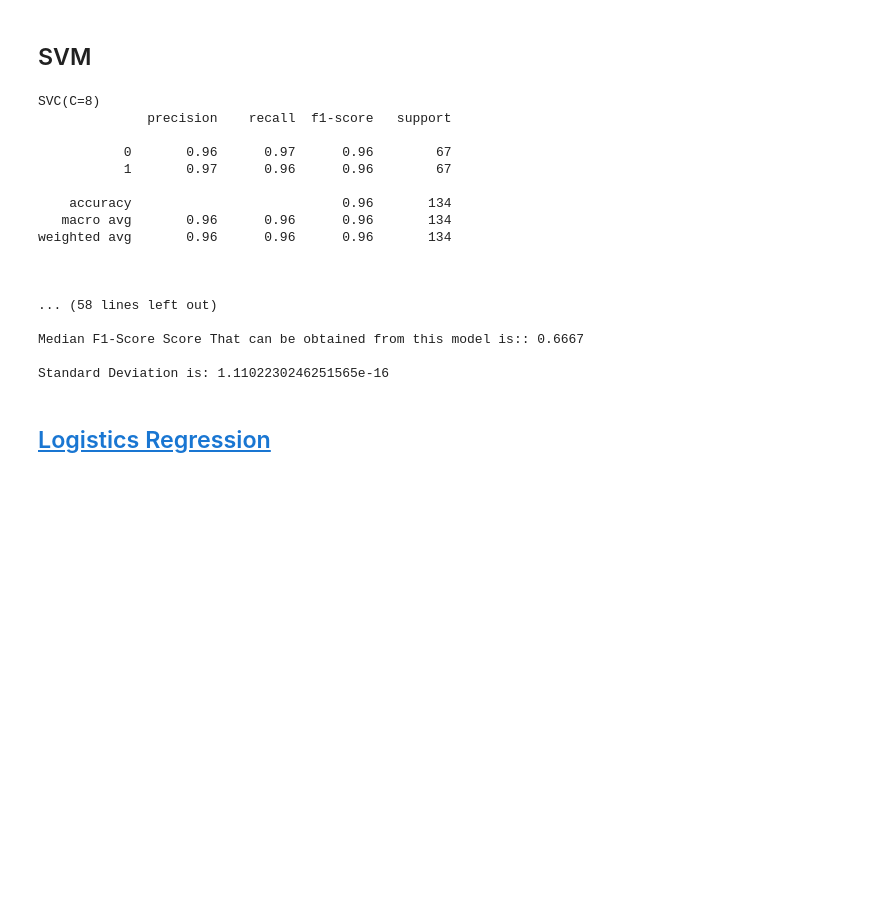
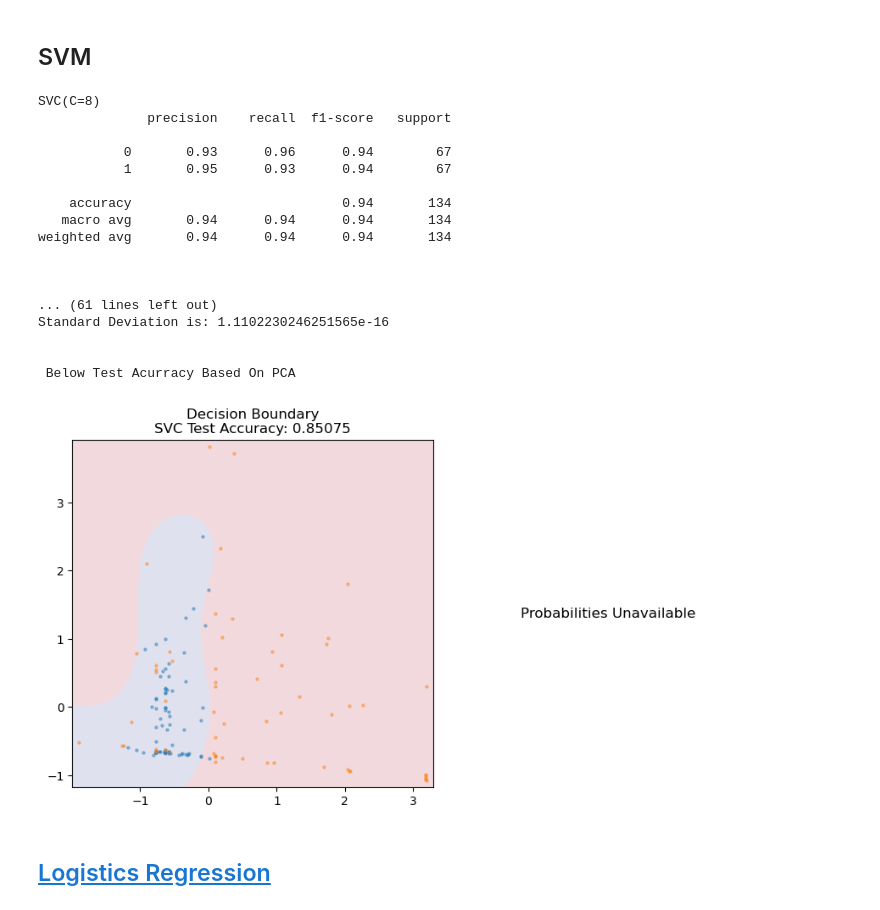
Before and after one commit to nikshingadiya/jupyter, a Jupyter notebook: Machine Learning/Revise_ML/part_2.ipynb, the cells around one changed output. Saved outputs shown, nothing was run; the diff lists cells and outputs as text; code cells hidden in the pictures; blank space fills up the shorter version.

```diff
--- a/Machine Learning/Revise_ML/part_2.ipynb
+++ b/Machine Learning/Revise_ML/part_2.ipynb
@@ -382,29 +450,31 @@ Standard Deviation is: 0.0059634586865486595
 # %%
 from sklearn.svm import SVC
 m1=Ml_Model(X,y,scaling=True,balance=True)
 clf=SVC(C=8)
 m1.pass_classifier(clf)
 m1.fit_method_and_score()
 m1.classification_report()
 m1.validation()
+m1.visualization()
 # %% [output]
 SVC(C=8)
               precision    recall  f1-score   support
 
-           0       0.96      0.97      0.96        67
-           1       0.97      0.96      0.96        67
+           0       0.93      0.96      0.94        67
+           1       0.95      0.93      0.94        67
 
-    accuracy                           0.96       134
-   macro avg       0.96      0.96      0.96       134
-weighted avg       0.96      0.96      0.96       134
+    accuracy                           0.94       134
+   macro avg       0.94      0.94      0.94       134
+weighted avg       0.94      0.94      0.94       134
 
 
 
-... (58 lines left out)
+... (61 lines left out)
+Standard Deviation is: 1.1102230246251565e-16
 
-Median F1-Score Score That can be obtained from this model is:: 0.6667
 
-Standard Deviation is: 1.1102230246251565e-16
+ Below Test Acurracy Based On PCA
+[figure, added]
 # %% [markdown]
 
 
```
Also changed, not shown: parts of 14 cells of this notebook, 4 other files.
